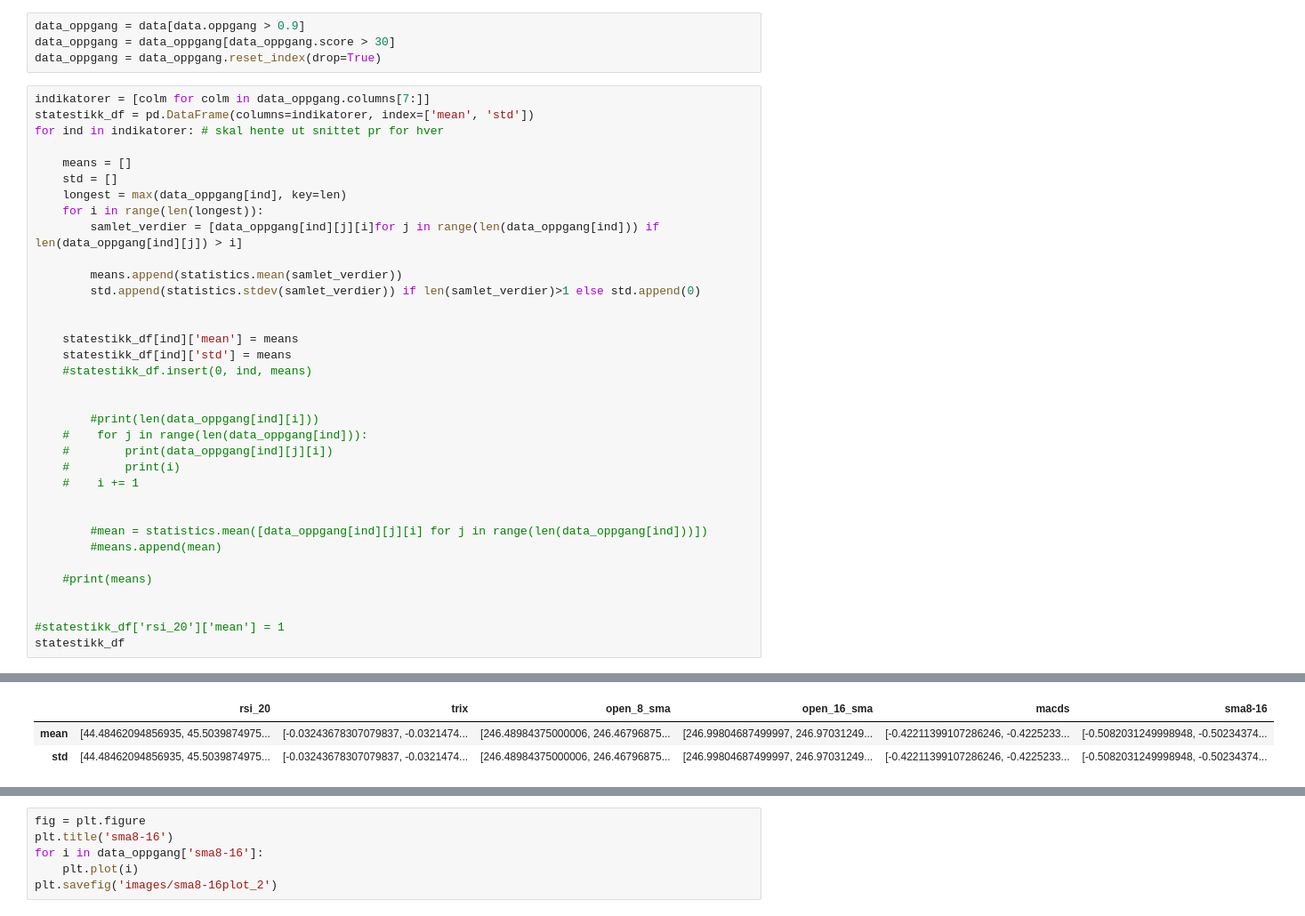
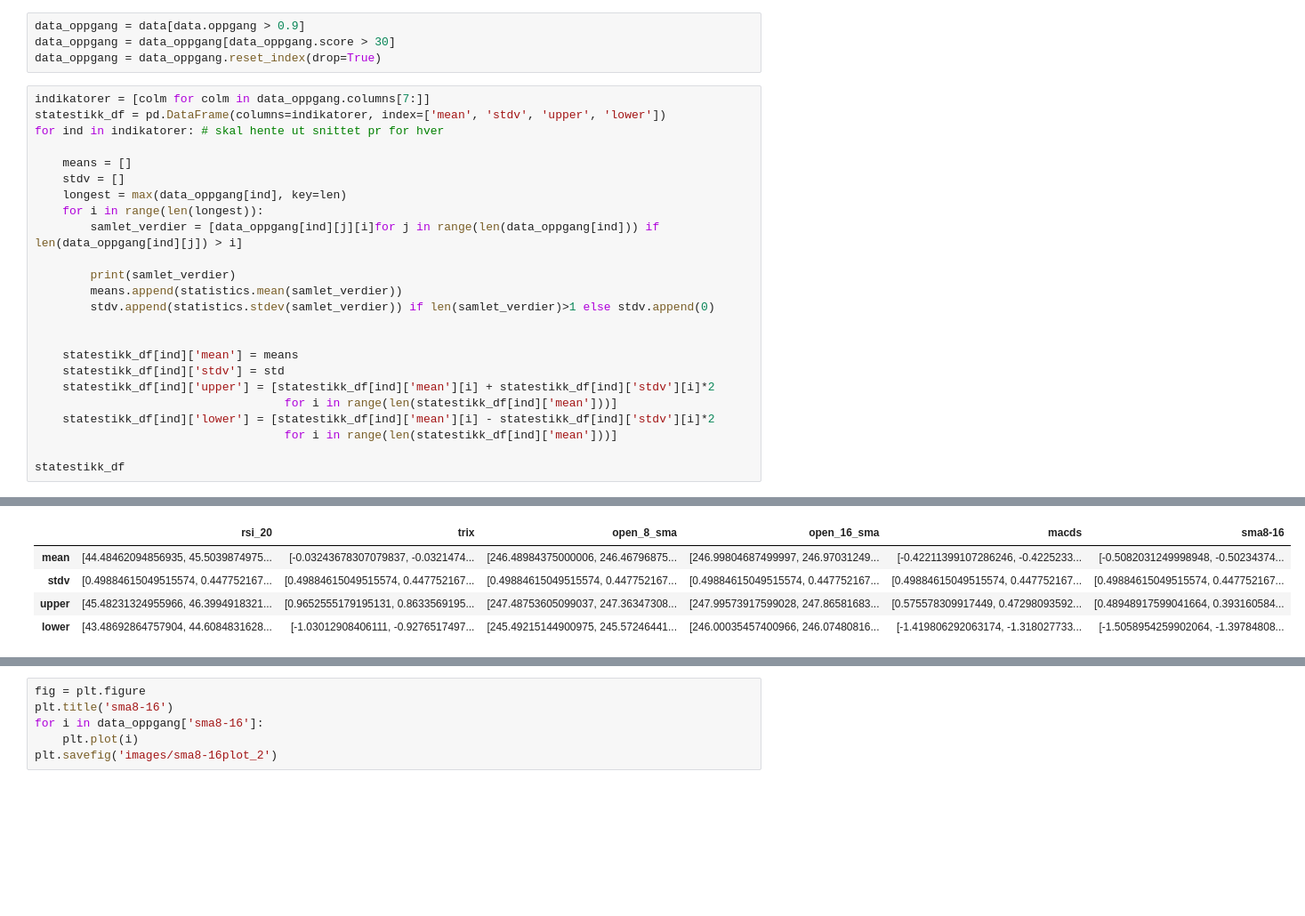
Before and after one commit to stianteien/instradag, a Jupyter notebook: make_model.ipynb, the cells around one changed output, grey strips where cells are left out. Shown at 89% size. Cells and saved outputs as stored; diff of their text form; blank space fills up the shorter version.

```diff
--- a/make_model.ipynb
+++ b/make_model.ipynb
@@ -85,37 +85,26 @@ data_oppgang = data_oppgang[data_oppgang.score > 30]
 data_oppgang = data_oppgang.reset_index(drop=True)
 # %%
 indikatorer = [colm for colm in data_oppgang.columns[7:]]
-statestikk_df = pd.DataFrame(columns=indikatorer, index=['mean', 'std'])
+statestikk_df = pd.DataFrame(columns=indikatorer, index=['mean', 'stdv', 'upper', 'lower'])
 for ind in indikatorer: # skal hente ut snittet pr for hver
 
     means = []
-    std = []
+    stdv = []
     longest = max(data_oppgang[ind], key=len)
     for i in range(len(longest)):
         samlet_verdier = [data_oppgang[ind][j][i]for j in range(len(data_oppgang[ind])) if len(data_oppgang[ind][j]) > i]
 
+        print(samlet_verdier)
         means.append(statistics.mean(samlet_verdier))
-        std.append(statistics.stdev(samlet_verdier)) if len(samlet_verdier)>1 else std.append(0)
+        stdv.append(statistics.stdev(samlet_verdier)) if len(samlet_verdier)>1 else stdv.append(0)
 
 
     statestikk_df[ind]['mean'] = means
-    statestikk_df[ind]['std'] = means
-    #statestikk_df.insert(0, ind, means)
+    statestikk_df[ind]['stdv'] = std
+    statestikk_df[ind]['upper'] = [statestikk_df[ind]['mean'][i] + statestikk_df[ind]['stdv'][i]*2
+                                    for i in range(len(statestikk_df[ind]['mean']))]
+    statestikk_df[ind]['lower'] = [statestikk_df[ind]['mean'][i] - statestikk_df[ind]['stdv'][i]*2
+                                    for i in range(len(statestikk_df[ind]['mean']))]
 
-
-        #print(len(data_oppgang[ind][i]))
-    #    for j in range(len(data_oppgang[ind])):
-    #        print(data_oppgang[ind][j][i])
-    #        print(i)
-    #    i += 1
-
-
-        #mean = statistics.mean([data_oppgang[ind][j][i] for j in range(len(data_oppgang[ind]))])
-        #means.append(mean)
-
-    #print(means)
-
-
-#statestikk_df['rsi_20']['mean'] = 1
 statestikk_df
 # %% [output]
@@ -122,3 +128,5 @@ statestikk_df
 |  | rsi_20 | trix | open_8_sma | open_16_sma | macds | sma8-16 |
 | mean | [44.48462094856935, 45.5039874975... | [-0.03243678307079837, -0.0321474... | [246.48984375000006, 246.46796875... | [246.99804687499997, 246.97031249... | [-0.42211399107286246, -0.4225233... | [-0.5082031249998948, -0.50234374... |
-| std | [44.48462094856935, 45.5039874975... | [-0.03243678307079837, -0.0321474... | [246.48984375000006, 246.46796875... | [246.99804687499997, 246.97031249... | [-0.42211399107286246, -0.4225233... | [-0.5082031249998948, -0.50234374... |
+| stdv | [0.49884615049515574, 0.447752167... | [0.49884615049515574, 0.447752167... | [0.49884615049515574, 0.447752167... | [0.49884615049515574, 0.447752167... | [0.49884615049515574, 0.447752167... | [0.49884615049515574, 0.447752167... |
+| upper | [45.48231324955966, 46.3994918321... | [0.9652555179195131, 0.8633569195... | [247.48753605099037, 247.36347308... | [247.99573917599028, 247.86581683... | [0.575578309917449, 0.47298093592... | [0.48948917599041664, 0.393160584... |
+| lower | [43.48692864757904, 44.6084831628... | [-1.03012908406111, -0.9276517497... | [245.49215144900975, 245.57246441... | [246.00035457400966, 246.07480816... | [-1.419806292063174, -1.318027733... | [-1.5058954259902064, -1.39784808... |
```
Also changed, not shown: parts of 5 cells of this notebook.
